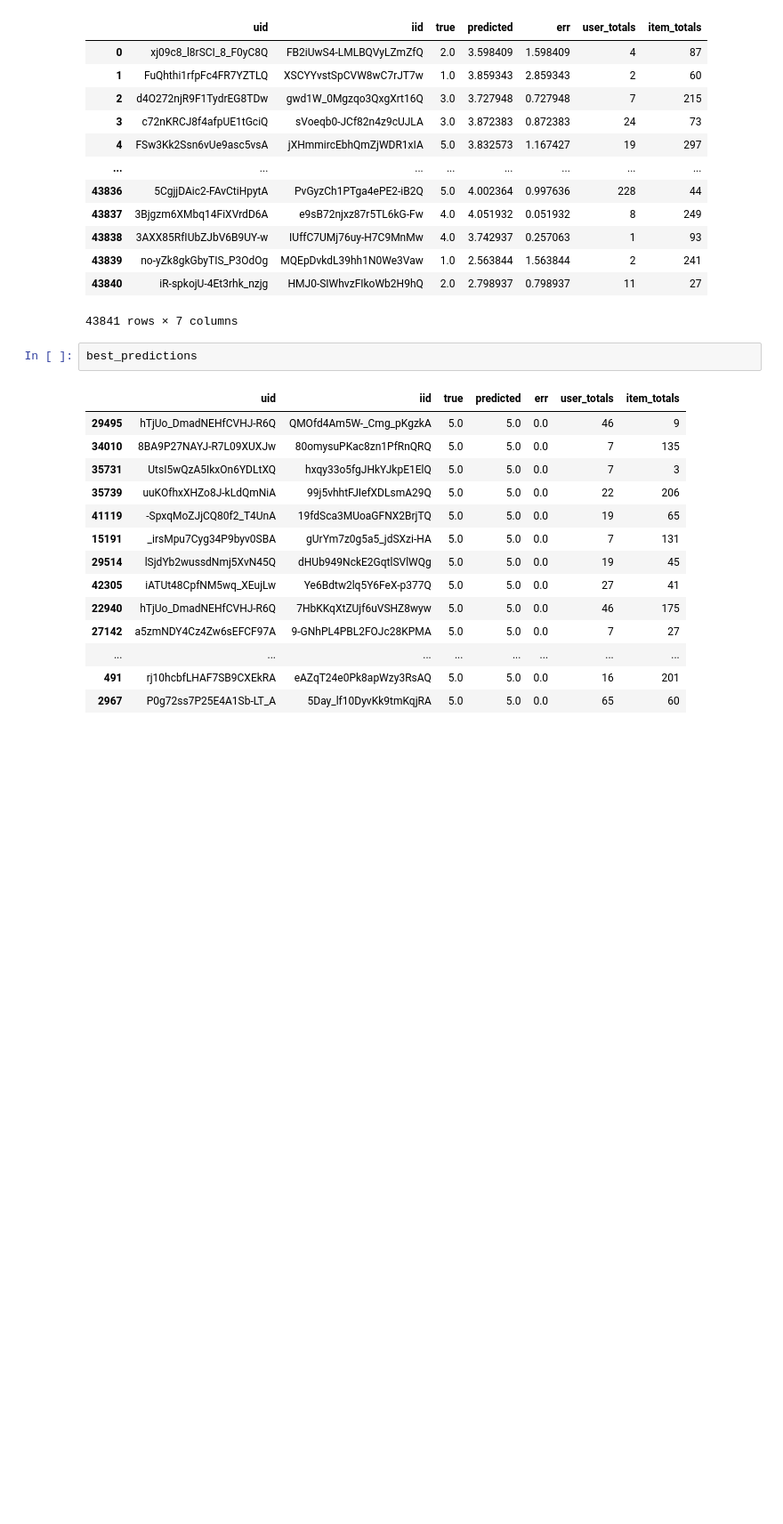
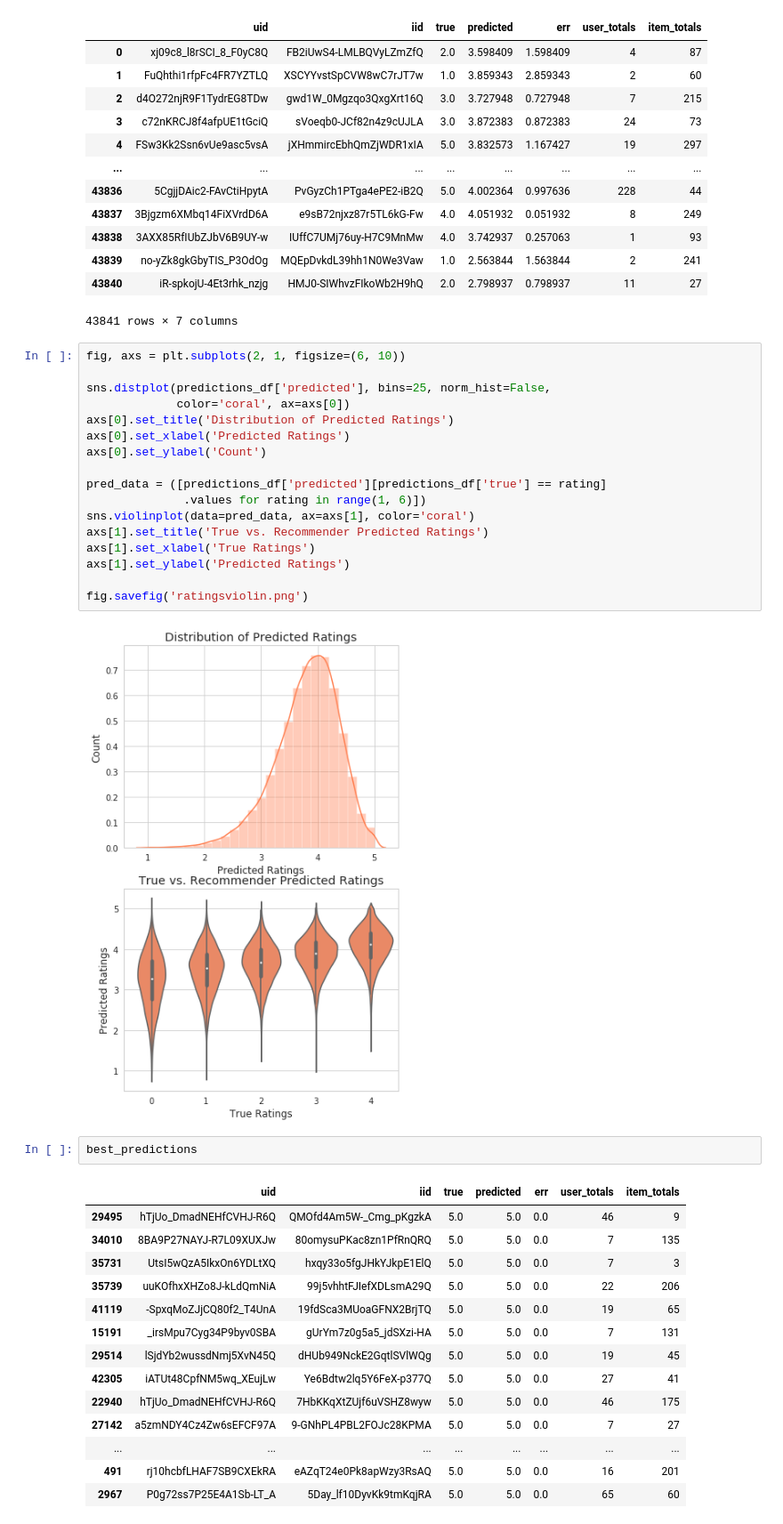
Before and after one commit to unclebrod/YelpRecommender, a Jupyter notebook: workbook.ipynb, the cells around one changed output. Shown at 89% size. Cells and saved outputs as stored; diff of their text form; blank space fills up the shorter version.

Commit message:
updated graphs plus additional visualizations

```diff
--- a/workbook.ipynb
+++ b/workbook.ipynb
@@ -1702,6 +1702,25 @@ predictions_df
 | 43839 | no-yZk8gkGbyTIS_P3OdOg | MQEpDvkdL39hh1N0We3Vaw | 1.0 | 2.563844 | 1.563844 | 2 | 241 |
 | 43840 | iR-spkojU-4Et3rhk_nzjg | HMJ0-SIWhvzFIkoWb2H9hQ | 2.0 | 2.798937 | 0.798937 | 11 | 27 |
 43841 rows × 7 columns
+# %%
+fig, axs = plt.subplots(2, 1, figsize=(6, 10))
+
+sns.distplot(predictions_df['predicted'], bins=25, norm_hist=False,
+             color='coral', ax=axs[0])
+axs[0].set_title('Distribution of Predicted Ratings')
+axs[0].set_xlabel('Predicted Ratings')
+axs[0].set_ylabel('Count')
+
+pred_data = ([predictions_df['predicted'][predictions_df['true'] == rating]
+              .values for rating in range(1, 6)])
+sns.violinplot(data=pred_data, ax=axs[1], color='coral')
+axs[1].set_title('True vs. Recommender Predicted Ratings')
+axs[1].set_xlabel('True Ratings')
+axs[1].set_ylabel('Predicted Ratings')
+
+fig.savefig('ratingsviolin.png')
+# %% [output]
+[figure, added]
 # %%
 best_predictions
 # %% [output]
```
Also changed, not shown: parts of 5 cells of this notebook, 4 other files.
